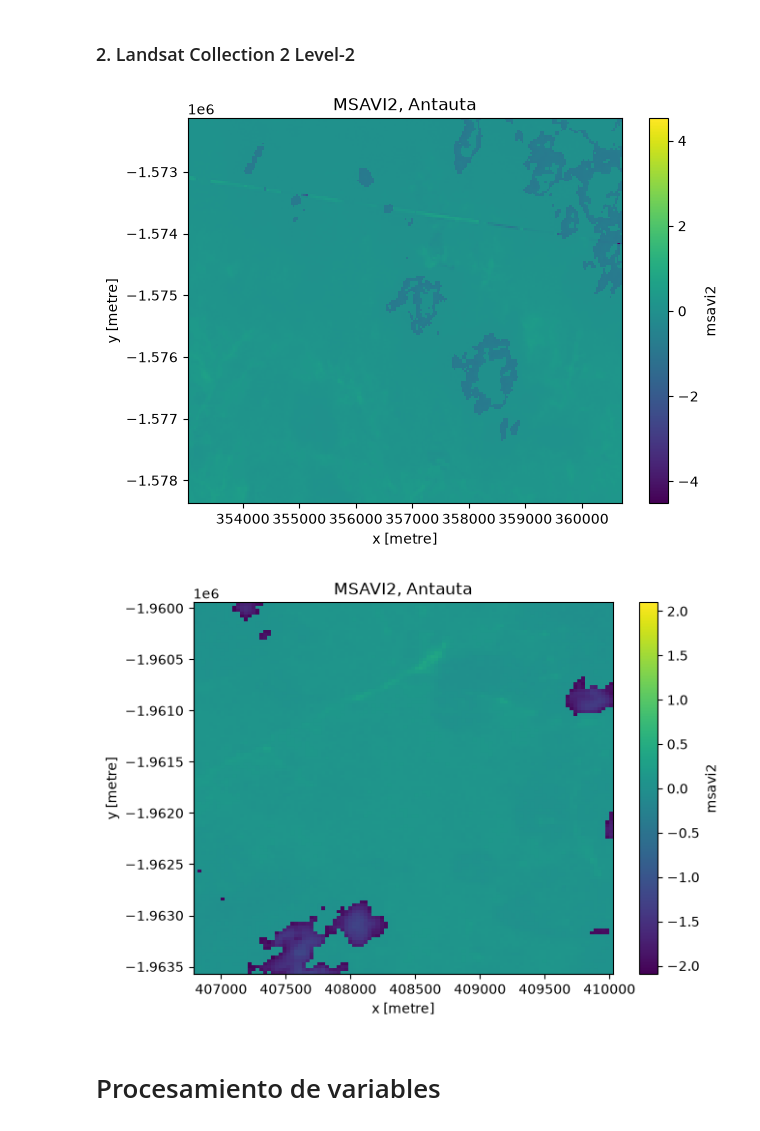
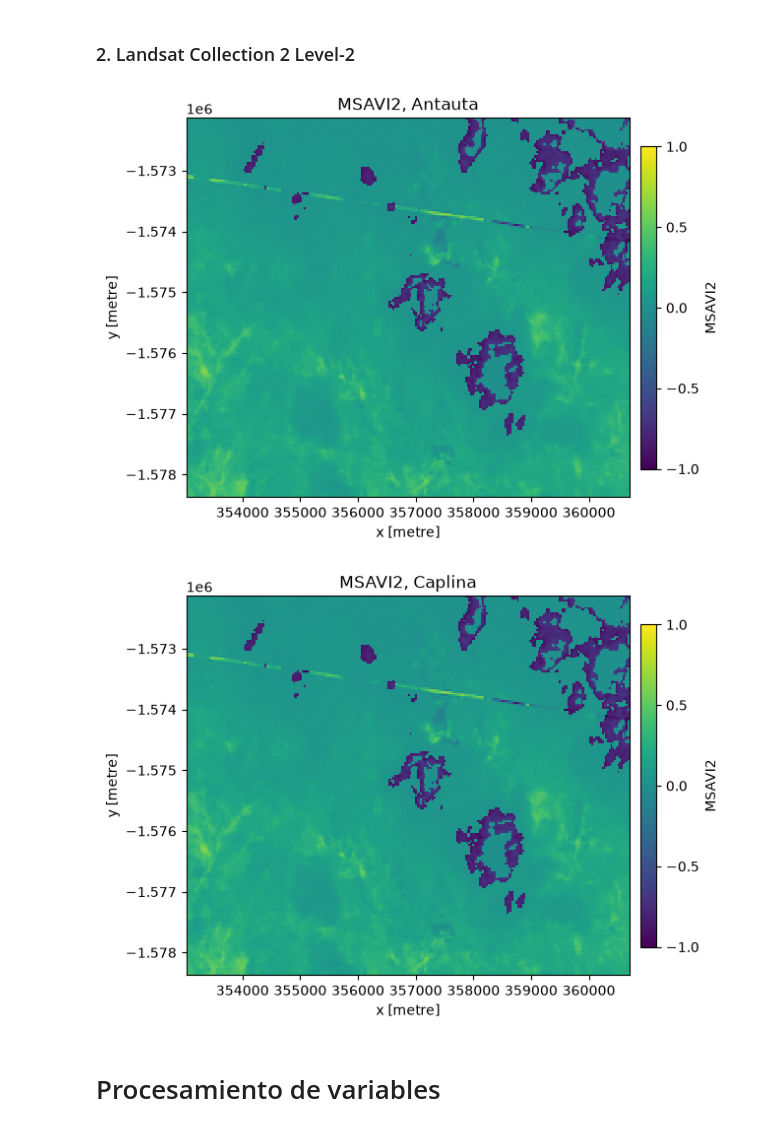
Before and after one commit to SALINASSebas/geocomp_TF, a Jupyter notebook: project_dataSearch.ipynb, the cells around one changed output. Drawn from its saved outputs; the diff is of its cells as text; code cells hidden in the pictures.

Commit message:
Corrección de mapa MSAVI2

```diff
--- a/project_dataSearch.ipynb
+++ b/project_dataSearch.ipynb
@@ -665,18 +665,38 @@ msavi2_cap = cap['msavi2']
 mapa_ant = msavi2_ant.sel(time="2000-01", method="nearest").squeeze(drop=True)
 
 fig, ax = plt.subplots(figsize=(7, 5))
-mapa_ant.plot.imshow(ax=ax, cmap="viridis")
+im = mapa_ant.plot.imshow(
+    ax=ax,
+    cmap="viridis",
+    vmin=-1, vmax=1,
+    add_colorbar=False,
+)
+
+cbar = fig.colorbar(im, ax=ax, shrink=0.85, pad=0.02)
+cbar.set_label("MSAVI2")
+cbar.set_ticks([-1, -0.5, 0, 0.5, 1])
+
 ax.set_title("MSAVI2, Antauta");
 # %% [output]
-[figure, old version]
+[figure, new version]
 # %%
 mapa_cap = msavi2_cap.sel(time="2000-01", method="nearest").squeeze(drop=True)
 
 fig, ax = plt.subplots(figsize=(7, 5))
-mapa_cap.plot.imshow(ax=ax, cmap="viridis")
-ax.set_title("MSAVI2, Antauta");
+im = mapa_ant.plot.imshow(
+    ax=ax,
+    cmap="viridis",
+    vmin=-1, vmax=1,
+    add_colorbar=False,
+)
+
+cbar = fig.colorbar(im, ax=ax, shrink=0.85, pad=0.02)
+cbar.set_label("MSAVI2")
+cbar.set_ticks([-1, -0.5, 0, 0.5, 1])
+
+ax.set_title("MSAVI2, Caplina");
 # %% [output]
-[figure, old version]
+[figure, new version]
 # %% [markdown]
 # Procesamiento de variables
 # %% [markdown]
```
